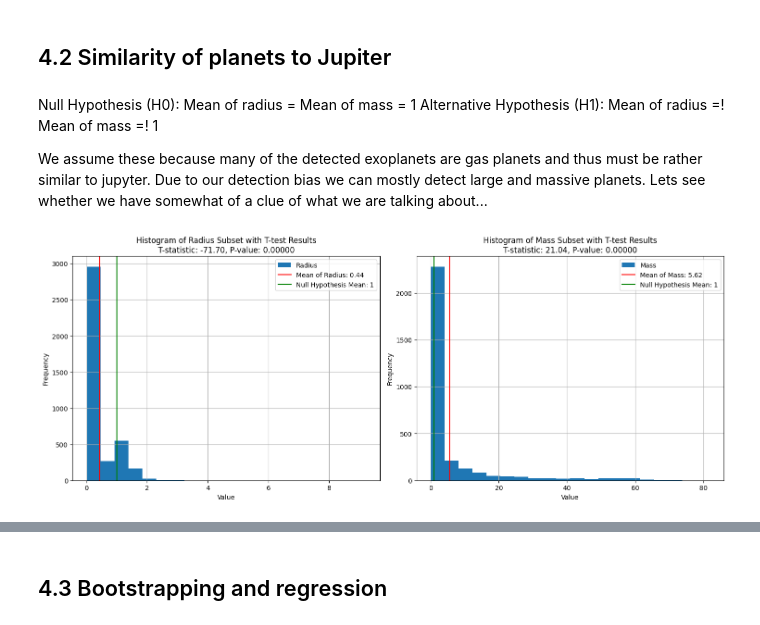
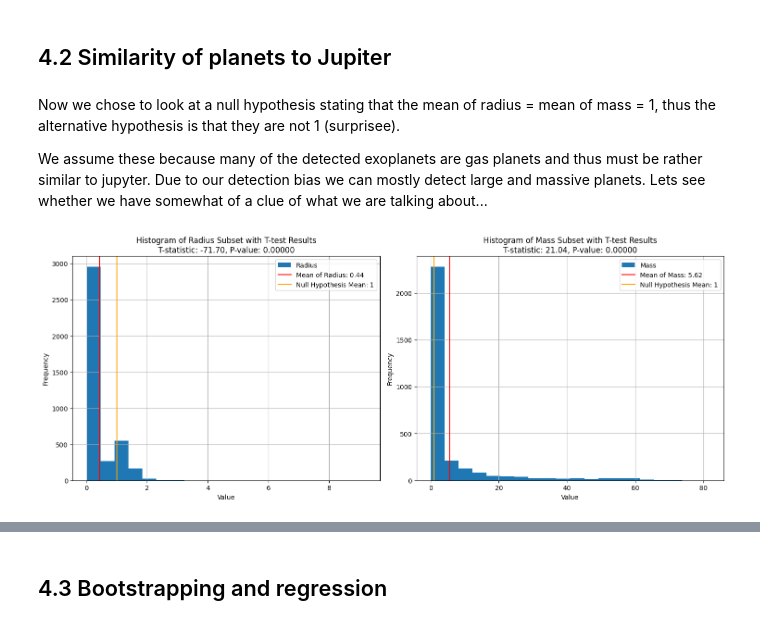
Before and after one commit to samkampitsch/data-and-statistics, a Jupyter notebook: Exoplanet_Mass_Radius/Exoplanets.ipynb, the cells around one changed output, grey strips where cells are left out. Saved outputs shown, nothing was run; the diff lists cells and outputs as text; code cells hidden in the pictures.

```diff
--- a/Exoplanet_Mass_Radius/Exoplanets.ipynb
+++ b/Exoplanet_Mass_Radius/Exoplanets.ipynb
@@ -869,8 +876,7 @@ Name: count, dtype: int64
 <a id="4_2"></a>
 ## 4.2 Similarity of planets to Jupiter
 # %% [markdown]
-Null Hypothesis (H0): Mean of radius = Mean of mass = 1
-Alternative Hypothesis (H1): Mean of radius =! Mean of mass =! 1
+Now we chose to look at a null hypothesis stating that the mean of radius = mean of mass = 1, thus the alternative hypothesis is that they are not 1 (surprisee).
 
 We assume these because many of the detected exoplanets are gas planets and thus must be rather similar to jupyter. Due to our detection bias we can mostly detect large and massive planets. Lets see whether we have somewhat of a clue of what we are talking about...
 # %%
@@ -878,36 +884,36 @@ t_statistic_radius, p_value_radius = stats.ttest_1samp(radius, 1)
 t_statistic_mass, p_value_mass = stats.ttest_1samp(mass, 1)
 
 plt.figure(figsize=(15, 11))
 
 # radius
 plt.subplot(2,2,1)
 plt.hist(radius, bins=20, label='Radius')
 plt.axvline(np.mean(radius), color='red', label=f'Mean of Radius: {np.mean(radius):.2f}')
-plt.axvline(1, color='green', label=f'Null Hypothesis Mean: {1}')
+plt.axvline(1, color='orange', label=f'Null Hypothesis Mean: {1}')
 
 plt.xlabel('Value')
 plt.ylabel('Frequency')
 plt.title(f'Histogram of Radius Subset with T-test Results\nT-statistic: {t_statistic_radius:.2f}, P-value: {p_value_radius:.5f}')
 plt.legend()
 plt.grid(True)
 
 
 # mass
 plt.subplot(2,2,2)
 plt.hist(mass, bins=20, label='Mass')
 plt.axvline(np.mean(mass), color='red', label=f'Mean of Mass: {np.mean(mass):.2f}')
-plt.axvline(1, color='green', label=f'Null Hypothesis Mean: {1}')
+plt.axvline(1, color='orange', label=f'Null Hypothesis Mean: {1}')
 
 plt.xlabel('Value')
 plt.ylabel('Frequency')
 plt.title(f'Histogram of Mass Subset with T-test Results\nT-statistic: {t_statistic_mass:.2f}, P-value: {p_value_mass:.5f}')
 plt.legend()
 plt.grid(True)
 
 plt.tight_layout()
 plt.show()
 # %% [output]
-[figure, old version]
+[figure, new version]
 # %% [markdown]
 ### Radius:
 T-statistic: -71.70190929971507
```
Also changed, not shown: parts of 14 cells of this notebook.
